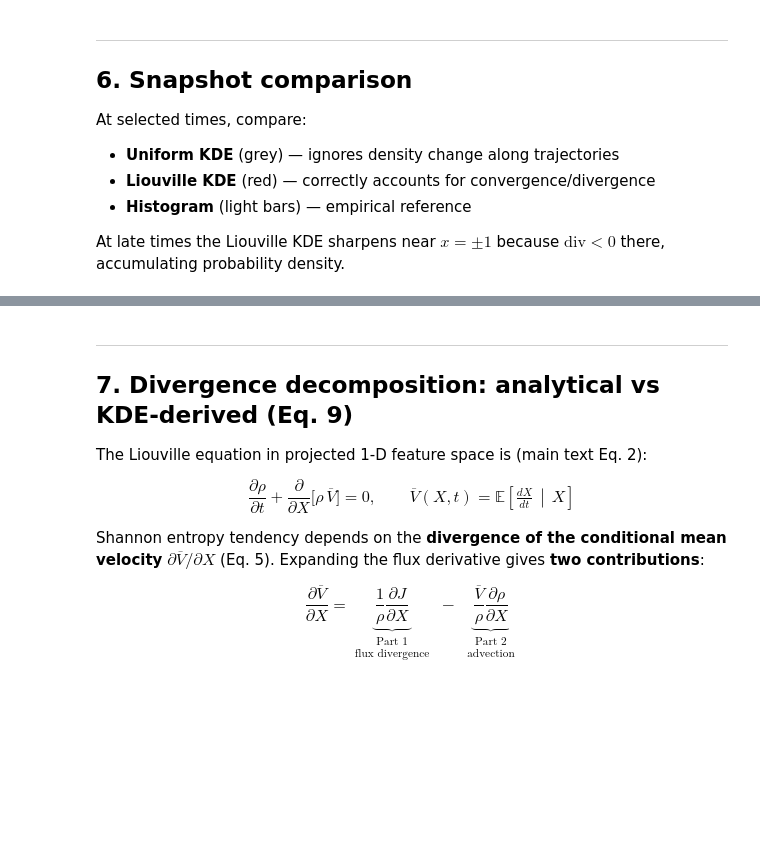
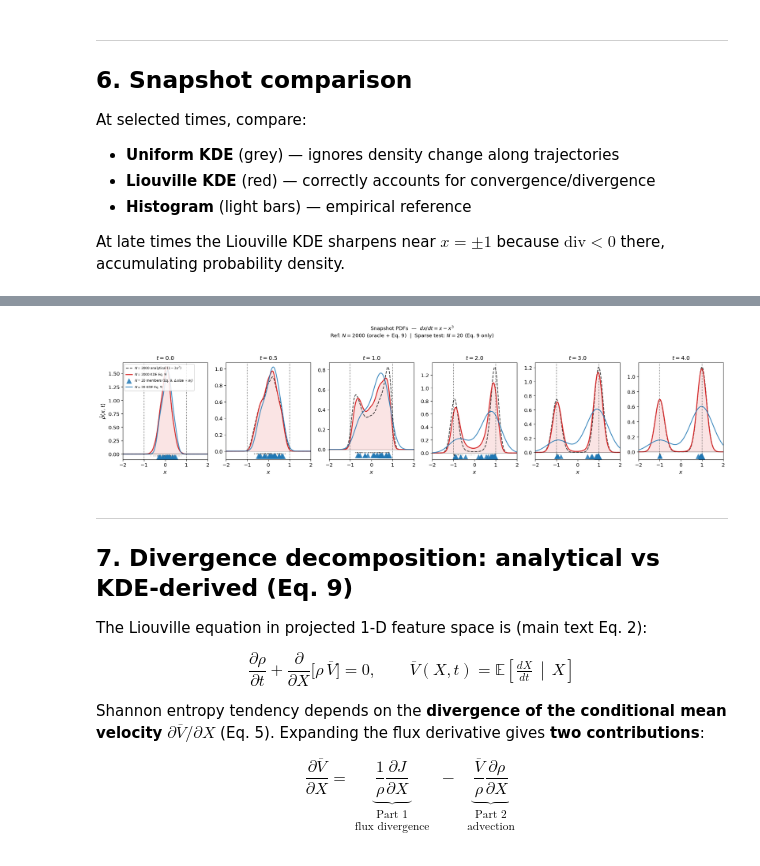
Before and after one commit to kuiper2000/Tseng_et_al_2026GRL, a Jupyter notebook: toy_liouville_cubic.ipynb, the cells around one changed output, grey strips where cells are left out. Cells and saved outputs as stored; diff of their text form; code cells hidden in the pictures; blank space fills up the shorter version.

```diff
--- a/toy_liouville_cubic.ipynb
+++ b/toy_liouville_cubic.ipynb
@@ -413,3 +371,75 @@ plt.show()
+# %%
+n_cols = len(snap_times)
+fig, axes = plt.subplots(1, n_cols, figsize=(3.2*n_cols, 4.5),
+                         sharey=False, sharex=True)
+
+# ── shared scatter size scales ─────────────────────────────────────────
+all_w_ana  = np.concatenate([W_ana[ti]  for ti in snap_idx])
+all_w_test = np.concatenate([W_test[ti] for ti in snap_idx])
+w_ana_max  = all_w_ana.max()
+w_test_max = all_w_test.max()
+S_MAX      = 80    # max marker area (reference N=2000)
+S_MAX_TEST = 200   # larger markers for N=20 so individual members are visible
+
+for ax, ti, tt in zip(axes, snap_idx, snap_times):
+    x_cur  = X_ens[ti]
+    x_test = X_test[ti]
+    w_ana  = W_ana[ti]
+    w_kde  = W_kde[ti]
+    w_test = W_test[ti]
+
+    rho_ana  = kde_weighted(x_eval, x_cur,  w_ana)
+    rho_kde  = kde_weighted(x_eval, x_cur,  w_kde)
+    rho_test = kde_weighted(x_eval, x_test, w_test)
+
+    # ── N=2000 analytical scatter (rug below x-axis) ───────────────────
+    idx_sub = rng.choice(N, size=min(120, N), replace=False)
+    s_rug   = S_MAX * (w_ana[idx_sub] / w_ana_max)
+    ax.scatter(x_cur[idx_sub],
+               np.full(len(idx_sub), -0.03),
+               s=s_rug, c='k', marker='|', alpha=0.45,
+               linewidths=0.8, zorder=4)
+
+    # ── N=2000 analytical KDE (oracle, dashed reference) ──────────────
+    ax.plot(x_eval, rho_ana, 'k--', lw=1.6, alpha=0.75,
+            label=rf'$N={N}$ analytical ($1-3x^2$)')
+
+    # ── N=2000 KDE Eq. 9 (data-driven) ───────────────────────────────
+    ax.plot(x_eval, rho_kde, 'C3-', lw=2.0,
+            label=rf'$N={N}$ KDE Eq. 9')
+    ax.fill_between(x_eval, rho_kde, alpha=0.12, color='C3')
+
+    # ── N=20 sparse test: member scatter (triangles) ──────────────────
+    s_test = S_MAX_TEST * (w_test / w_test_max)
+    ax.scatter(x_test, np.full(N_TEST, -0.06),
+               s=s_test, c='C0', marker='^', alpha=0.85,
+               linewidths=0, zorder=5,
+               label=rf'$N={N_TEST}$ members (Eq. 9, $\Delta$ size $\propto w_j$)')
+
+    # ── N=20 sparse test: KDE Eq. 9 ──────────────────────────────────
+    ax.plot(x_eval, rho_test, 'C0-', lw=1.8, alpha=0.85,
+            label=rf'$N={N_TEST}$ KDE Eq. 9')
+
+    ax.axvline(-1, color='k', ls=':', lw=0.9)
+    ax.axvline( 1, color='k', ls=':', lw=0.9)
+    ax.axhline(0,  color='k', lw=0.4)
+    ax.set_xlabel('$x$')
+    ax.set_title(f'$t = {tt}$')
+    ax.set_xlim(-2, 2)
+    ax.set_ylim(bottom=-0.10)
+
+axes[0].set_ylabel(r'$\hat{\rho}(x,t)$')
+axes[0].legend(fontsize=7, loc='upper left', framealpha=0.85)
+
+fig.suptitle(r'Snapshot PDFs  —  $dx/dt = x - x^3$'
+             '\n'
+             rf'Ref: $N={N}$ (oracle + Eq. 9)  |  Sparse test: $N={N_TEST}$ (Eq. 9 only)',
+             fontsize=11, y=1.04)
+fig.tight_layout()
+plt.savefig('snapshots.png', bbox_inches='tight')
+plt.show()
+# %% [output]
+[figure, added]
 # %% [markdown]
 ---
 ## 7. Divergence decomposition: analytical vs KDE-derived (Eq. 9)
```
Also changed, not shown: parts of 4 cells of this notebook, 2 other files.
